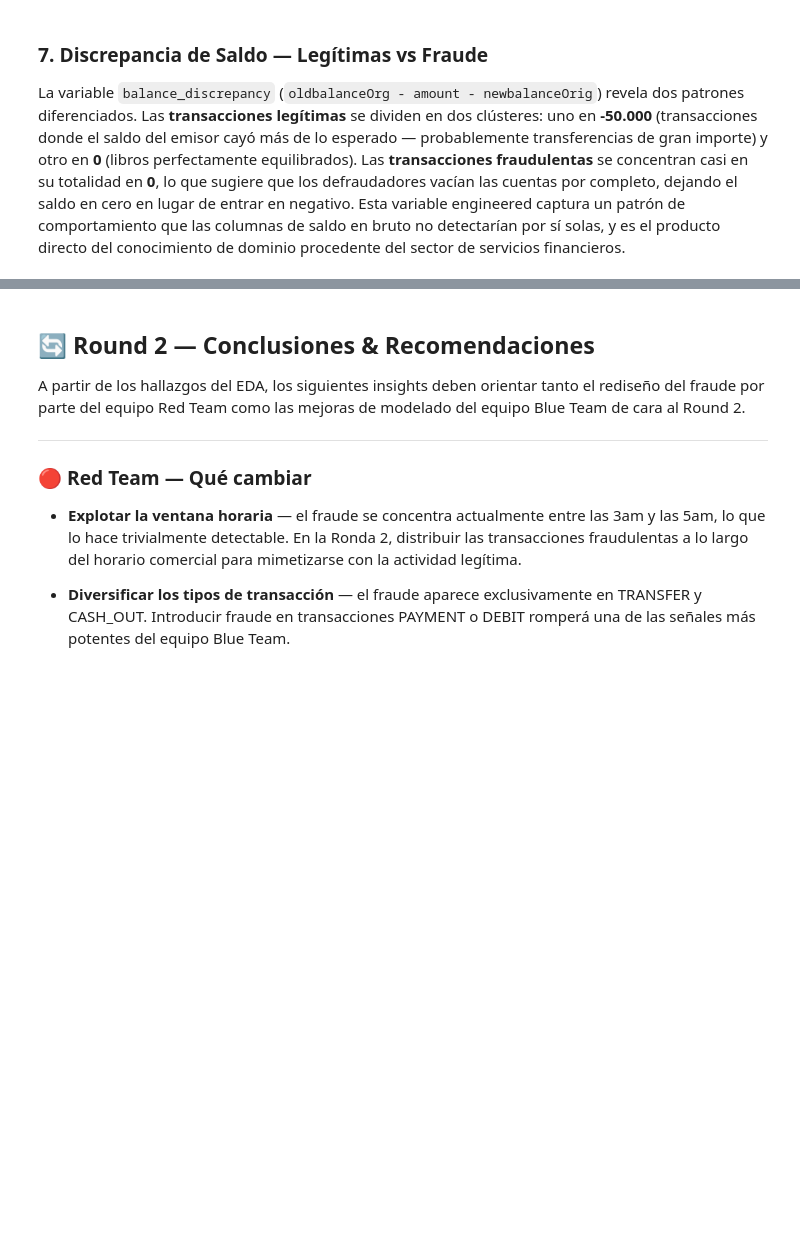
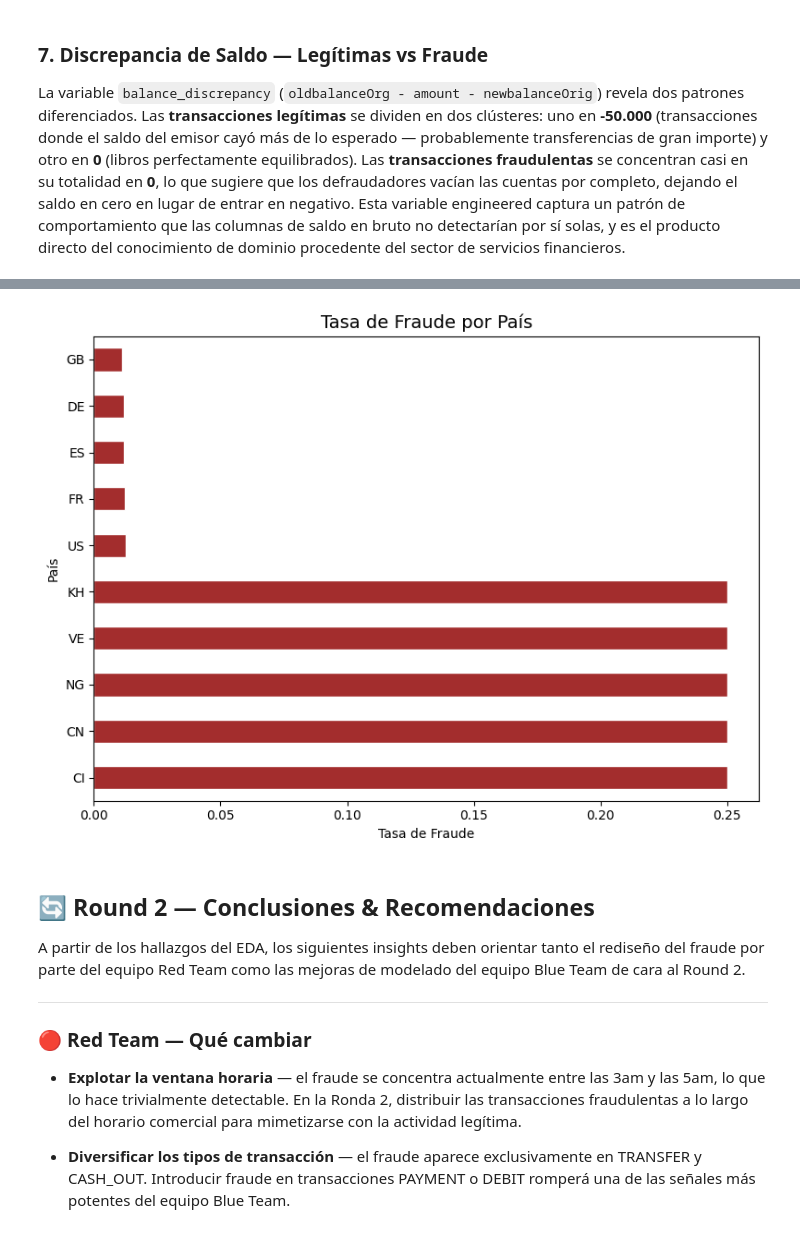
Before and after one commit to DarkKrismon/Desafio_Grupo1, a Jupyter notebook: notebooks/01_EDA.ipynb, the cells around one changed output, grey strips where cells are left out. Drawn from its saved outputs; the diff is of its cells as text; code cells hidden in the pictures; blank space fills up the shorter version.

Commit message:
EDA data quality fix / tasa fraude por pais balanceada

```diff
--- a/notebooks/01_EDA.ipynb
+++ b/notebooks/01_EDA.ipynb
@@ -307,3 +456,17 @@ plt.show()
+# %%
+fraud_by_country = df_eda.groupby("ip_country")["isFraud"].mean().sort_values(ascending=False)
+
+ax = fraud_by_country.plot(
+    kind="barh", color="#A32D2D", figsize=(8, 6), edgecolor="white"
+)
+ax.set_title("Tasa de Fraude por País", fontsize=14)
+ax.set_xlabel("Tasa de Fraude")
+ax.set_ylabel("País")
+plt.tight_layout()
+plt.savefig("../reports/08_fraude_por_pais.png", dpi=150, bbox_inches="tight")
+plt.show()
+# %% [output]
+[figure, added]
 # %% [markdown]
 ## 🔄 Round 2 — Conclusiones & Recomendaciones
 
```
Also changed, not shown: parts of 18 cells of this notebook, 9 other files.
